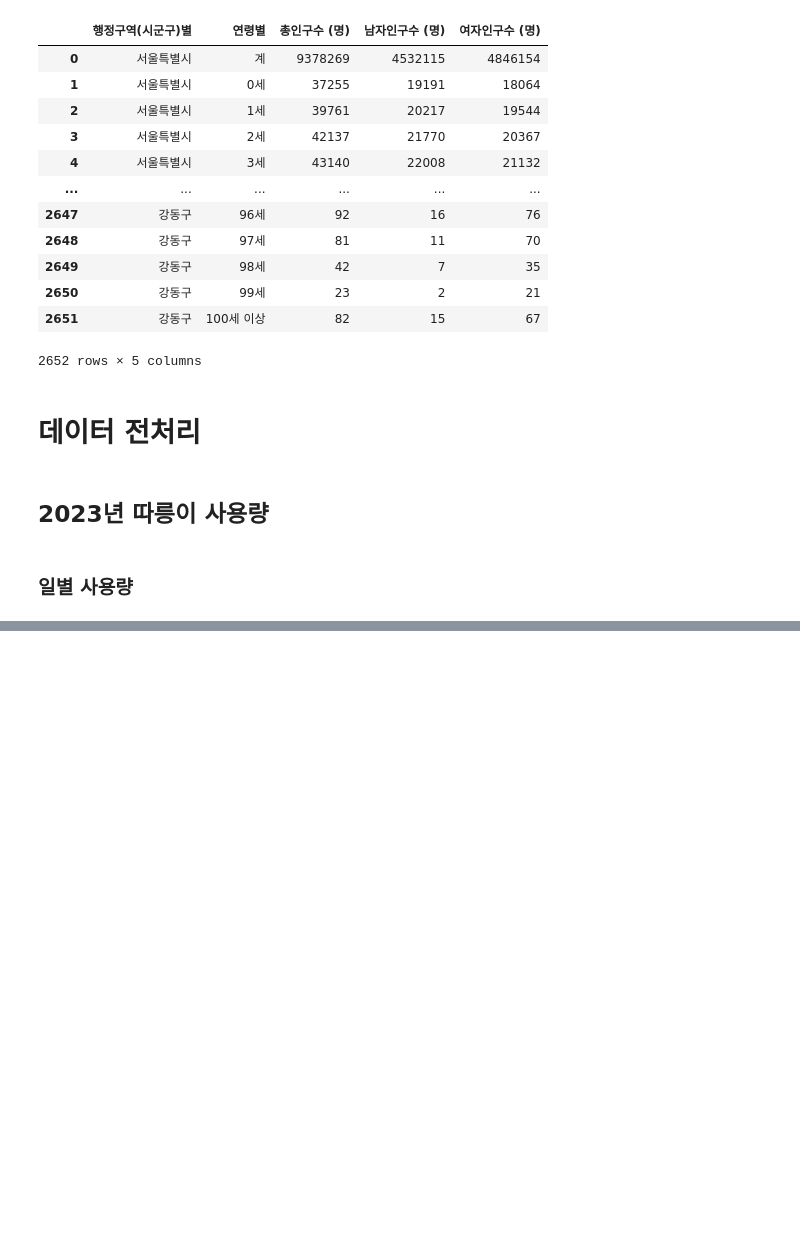
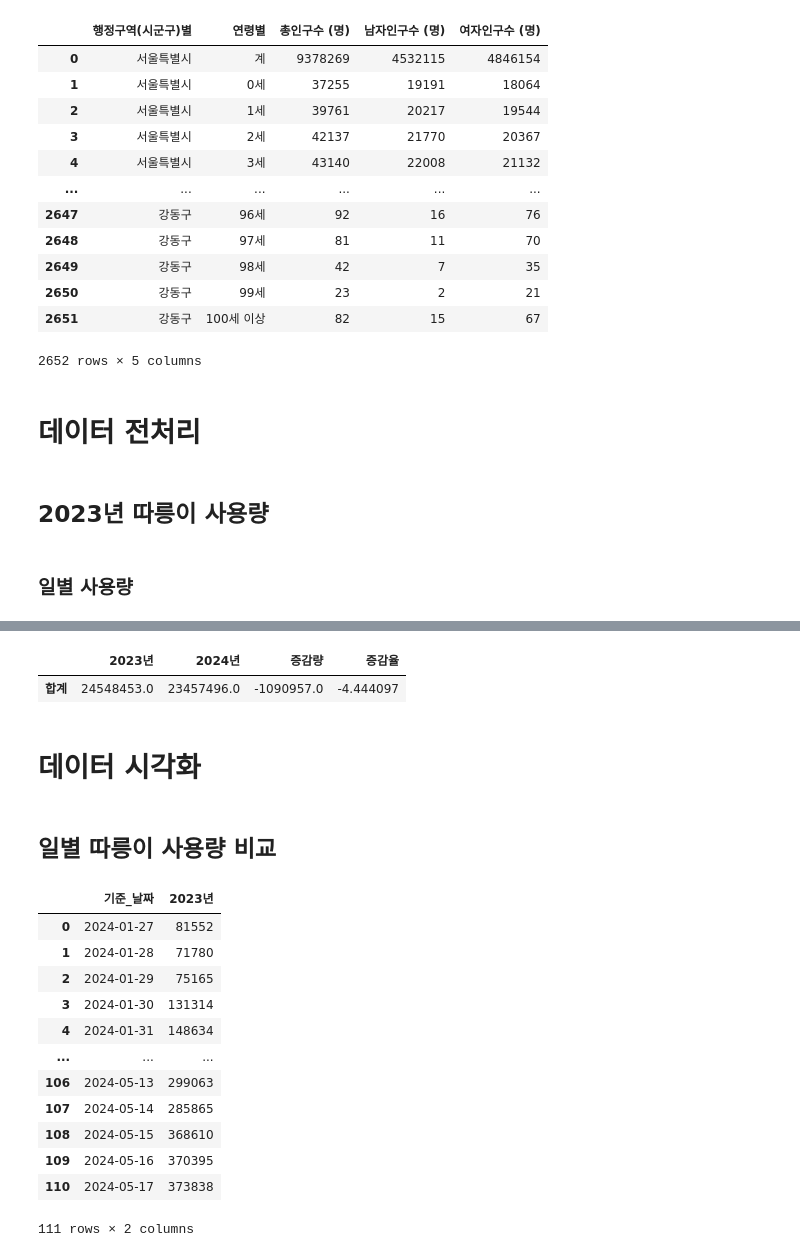
Before and after one commit to LeeShawnhun/bigdata_termproject, a Jupyter notebook: 빅데이터분석(가)_텀프로젝트.ipynb, the cells around one changed output, grey strips where cells are left out. Drawn from its saved outputs; the diff is of its cells as text; code cells hidden in the pictures; blank space fills up the shorter version.

```diff
--- a/빅데이터분석(가)_텀프로젝트.ipynb
+++ b/빅데이터분석(가)_텀프로젝트.ipynb
@@ -187,0 +257,28 @@ df_2023.groupby("기준_날짜")[["시작_대여소_ID"]].count()
+# %%
+temp = pd.DataFrame(sbike_monthly_total.sum()).T
+temp.index = ["합계"]
+temp["증감율"] = (temp["2024년"] - temp["2023년"])/temp["2023년"] * 100
+temp
+# %% [output]
+|  | 2023년 | 2024년 | 증감량 | 증감율 |
+| 합계 | 24548453.0 | 23457496.0 | -1090957.0 | -4.444097 |
+# %% [markdown]
+# 데이터 시각화
+# %% [markdown]
+## 일별 따릉이 사용량 비교
+# %%
+daily_2023_plot
+# %% [output]
+|  | 기준_날짜 | 2023년 |
+| 0 | 2024-01-27 | 81552 |
+| 1 | 2024-01-28 | 71780 |
+| 2 | 2024-01-29 | 75165 |
+| 3 | 2024-01-30 | 131314 |
+| 4 | 2024-01-31 | 148634 |
+| ... | ... | ... |
+| 106 | 2024-05-13 | 299063 |
+| 107 | 2024-05-14 | 285865 |
+| 108 | 2024-05-15 | 368610 |
+| 109 | 2024-05-16 | 370395 |
+| 110 | 2024-05-17 | 373838 |
+111 rows × 2 columns
```
Also changed, not shown: parts of 24 cells of this notebook, 2 other files.
